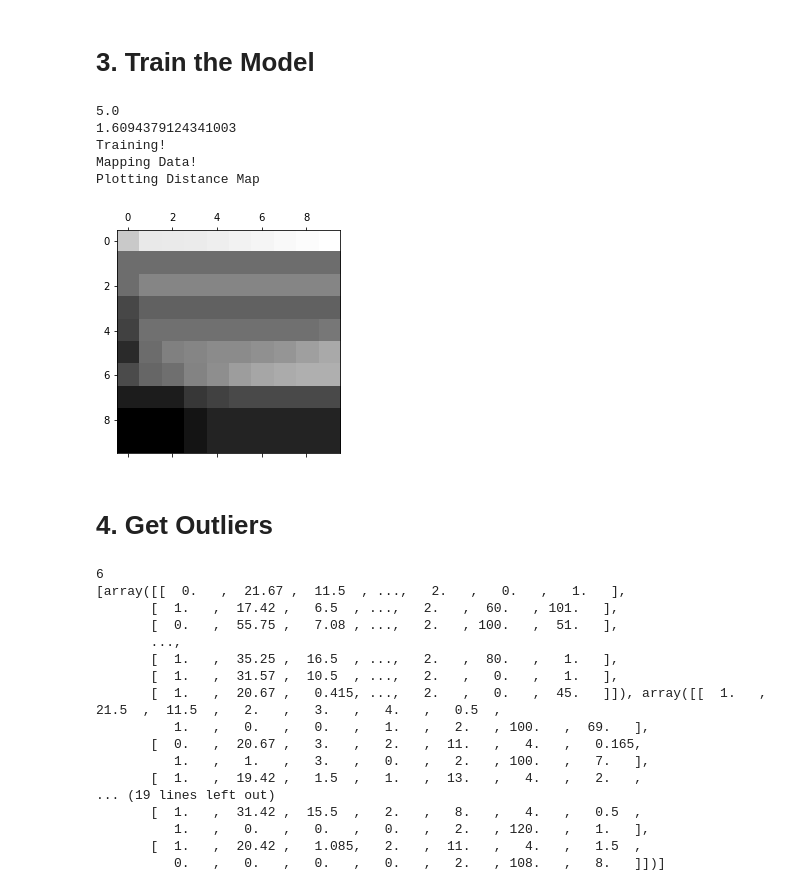
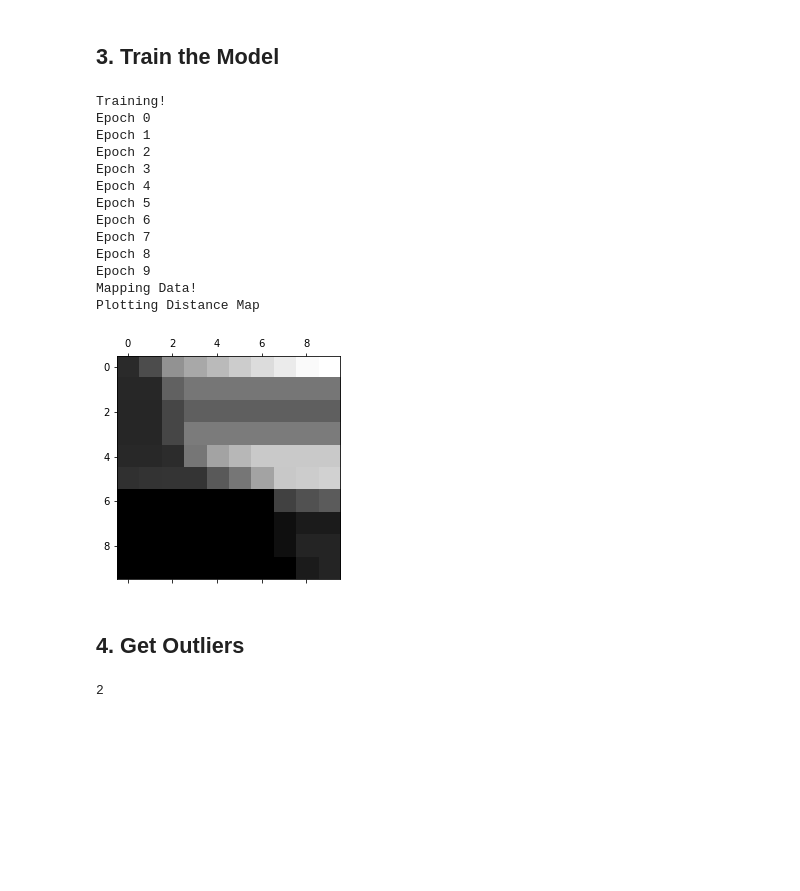
Before and after one commit to nbroadbent/Clustering-Algorithms, a Jupyter notebook: Clustering Algorithms.ipynb, the cells around one changed output. Cells and saved outputs as stored; diff of their text form; code cells hidden in the pictures; blank space fills up the shorter version.

```diff
--- a/Clustering Algorithms.ipynb
+++ b/Clustering Algorithms.ipynb
@@ -256,0 +235,4 @@ data = data.values.tolist()
+# %%
+df = pd.read_csv ('uav_BI_methane.csv')
+del df['id']
+print(df.head())
@@ -270,0 +250,14 @@ print(norm)
+# %%
+''' https://datascience.stackexchange.com/questions/13567/ways-to-deal-with-longitude-latitude-feature
+    x = cos(lat) * cos(lon)
+    y = cos(lat) * sin(lon)
+    z = sin(lat)
+'''
+
+# Normalize data
+data = np.asarray([[(np.cos(df.iloc[i].lat) * np.cos(df.iloc[i].lon)), (np.cos(df.iloc[i].lat) * np.sin(df.iloc[i].lon)), np.sin(df.iloc[i].lat)] for i in range(len(df))], dtype=np.float64)
+norm_ch4 = [[ch4] for ch4 in (df['CH4'] / np.linalg.norm(df['CH4']))]
+norm = np.hstack((data, norm_ch4))
+print(norm[:10])
+
+# Create index map
@@ -271,46 +275,39 @@ print(norm)
 # %% [markdown]
-# 3. Train the Model
+## 3. Train the Model
 # %%
-som = SOM(10, 10, 1.1, 0.6)
+som = SOM(10, 10, 1.1, 0.4)
 print("Training!")
-som.train(norm, 100)
+som.train(norm, 10)
 print("Mapping Data!")
 som.mapData(norm)
 print("Plotting Distance Map")
 dm = som.getDistanceMap()
 plt.matshow(dm, cmap = plt.cm.gray)
 plt.show()
 # %% [output]
-5.0
-1.6094379124341003
 Training!
+Epoch 0
+Epoch 1
+Epoch 2
+Epoch 3
+Epoch 4
+Epoch 5
+Epoch 6
+Epoch 7
+Epoch 8
+Epoch 9
 Mapping Data!
 Plotting Distance Map
-[figure, old version]
+[figure, new version]
 # %% [markdown]
-# 4. Get Outliers
+## 4. Get Outliers
 # %%
-outNodes = som.getOutliers(0.9, dm, som.somMap)
+outNodes = som.getOutliers(0.95, dm, som.somMap)
 np.set_printoptions(suppress=True)
 print(len(outNodes))
 
-o = [np.array(x.vectors)*np.linalg.norm(data) for x in outNodes]
-print(o)
+# Denormalize
+#o = [np.array(x.vectors)*np.linalg.norm(data) for x in outNodes]
+#print(o)
 # %% [output]
-6
-[array([[  0.   ,  21.67 ,  11.5  , ...,   2.   ,   0.   ,   1.   ],
-       [  1.   ,  17.42 ,   6.5  , ...,   2.   ,  60.   , 101.   ],
-       [  0.   ,  55.75 ,   7.08 , ...,   2.   , 100.   ,  51.   ],
-       ...,
-       [  1.   ,  35.25 ,  16.5  , ...,   2.   ,  80.   ,   1.   ],
-       [  1.   ,  31.57 ,  10.5  , ...,   2.   ,   0.   ,   1.   ],
-       [  1.   ,  20.67 ,   0.415, ...,   2.   ,   0.   ,  45.   ]]), array([[  1.   ,  21.5  ,  11.5  ,   2.   ,   3.   ,   4.   ,   0.5  ,
-          1.   ,   0.   ,   0.   ,   1.   ,   2.   , 100.   ,  69.   ],
-       [  0.   ,  20.67 ,   3.   ,   2.   ,  11.   ,   4.   ,   0.165,
-          1.   ,   1.   ,   3.   ,   0.   ,   2.   , 100.   ,   7.   ],
-       [  1.   ,  19.42 ,   1.5  ,   1.   ,  13.   ,   4.   ,   2.   ,
-... (19 lines left out)
-       [  1.   ,  31.42 ,  15.5  ,   2.   ,   8.   ,   4.   ,   0.5  ,
-          1.   ,   0.   ,   0.   ,   0.   ,   2.   , 120.   ,   1.   ],
-       [  1.   ,  20.42 ,   1.085,   2.   ,  11.   ,   4.   ,   1.5  ,
-          0.   ,   0.   ,   0.   ,   0.   ,   2.   , 108.   ,   8.   ]])]
+2
```
Also changed, not shown: parts of 21 cells of this notebook, 7 other files.
